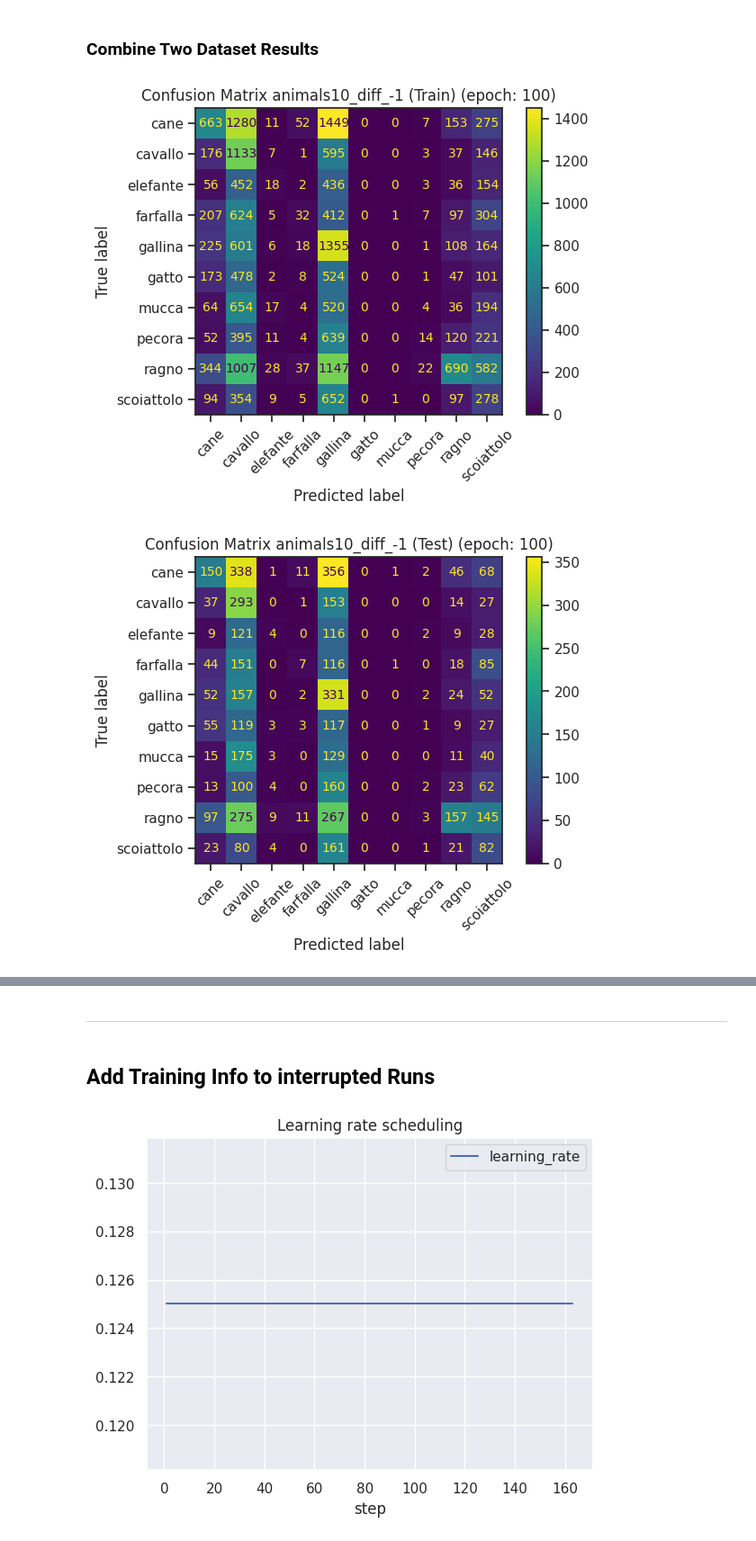
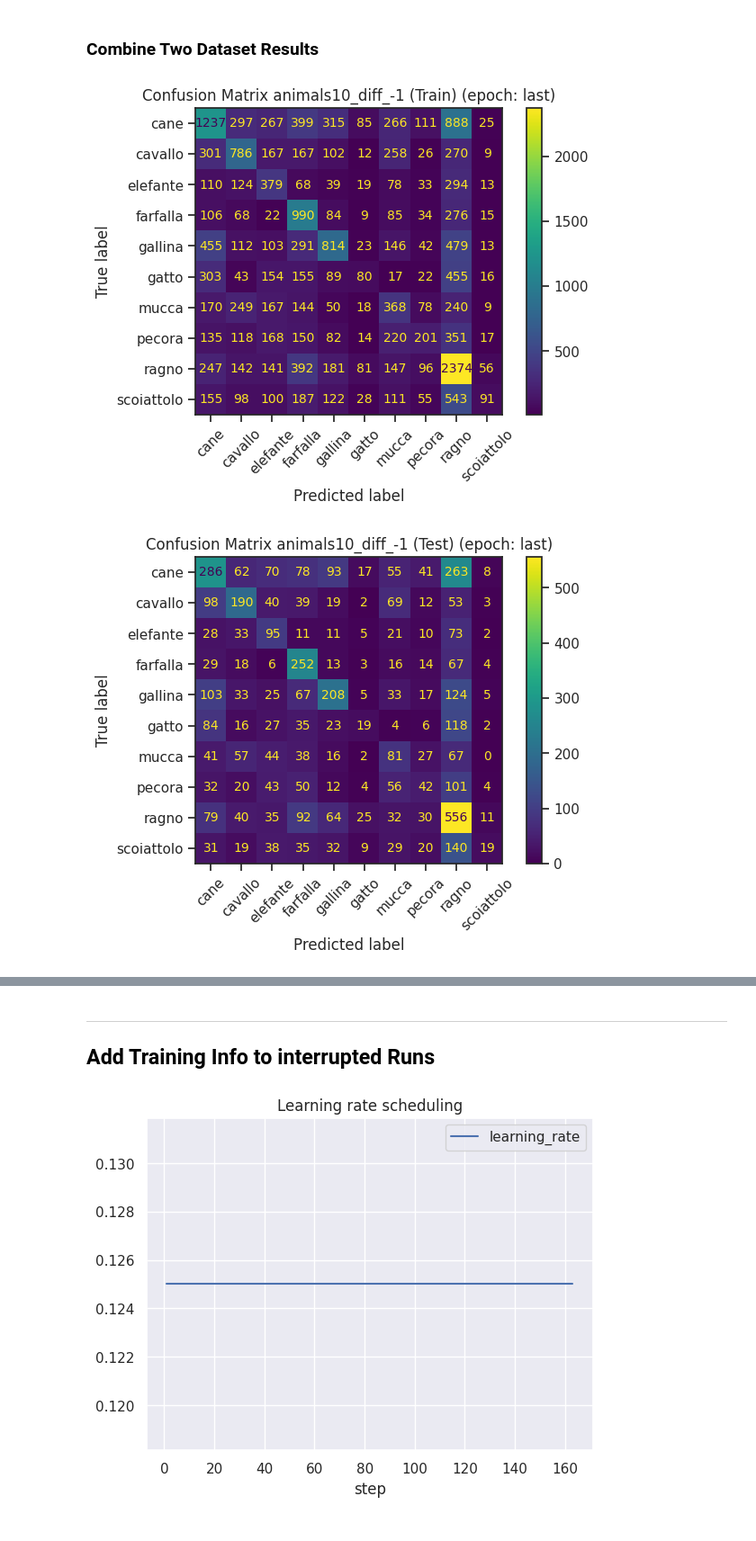
Before and after one commit to Thomas-Gottwald/SupContrastShape, a Jupyter notebook: validation.ipynb, the cells around one changed output, grey strips where cells are left out. Shown at 90% size. Drawn from its saved outputs; the diff is of its cells as text; code cells hidden in the pictures.

Commit message:
update validation, validate embedding distances

```diff
--- a/validation.ipynb
+++ b/validation.ipynb
@@ -189,7 +306,7 @@ val_loader = torch.utils.data.DataLoader(
     val_dataset, batch_size=params['bsz'], shuffle=False,
     num_workers=8, pin_memory=True)
 # %%
-if params['mode'] == "SupCE":
+if params['method'] == "SupCE":
     model = SupCEResNet(name=params['model_name'], num_classes=len(train_dataset.classes))
 else:
     model = SupConResNet(name=params['model_name'])
@@ -272,6 +391,8 @@ load feature embedding
 compute t-SNE embedding
 writ t-SNE embedding
 # %%
+seaborn.set_theme(style="darkgrid")
+
 save_plot = True
 
 with open(os.path.join(path_embeddings, "embedding_tSNE_train"), 'rb') as f:
@@ -460,9 +581,9 @@ path_embeddings_second = path_embeddings.replace(folder_epoch, folder_epoch_seco
 # path to the classifiers trained on the embeddings of dataset_val and dateset_second
 path_classifier = get_path_classifier(root_model, dataset_val, params, epoch)
 path_classifier_second = get_path_classifier(root_model, dataset_second, params, epoch)
+
+# get all existing validation folders
+all_val_folders = [folder_path.split('/')[-1] for folder_path in glob.glob(os.path.join(path_save, f"val_*[!.md]"))]
-# %%
-path, i = split_path_model(root_model=root_model)
-all_val_folders = [folder_path.split('/')[-1] for folder_path in glob.glob(os.path.join(*path[:i+1], f"val_*[!.md]"))]
 # %%
 all_epochs = set([val_folder.split('_')[-1] for val_folder in all_val_folders])
 
@@ -482,8 +603,8 @@ for e in all_epochs:
             comb_plots[f'tSNE{e}'] = (tSNE_plots, tSNE_plots_second)
 
         # get the plots of the confusion matrices
-        path_classifier_e = path_classifier.replace(folder_epoch, folder_e)
-        path_classifier_e_second = path_classifier_second.replace(folder_epoch_second, folder_e_second)
+        path_classifier_e = path_classifier.replace(folder_epoch, folder_e).replace(f"_Epoch{epoch}", f"_Epoch{e}")
+        path_classifier_e_second = path_classifier_second.replace(folder_epoch_second, folder_e_second).replace(f"_Epoch{epoch}", f"_Epoch{e}")
         cm_plots = glob.glob(os.path.join(path_classifier_e, "models", "*.png"))
         cm_plots_second = glob.glob(os.path.join(path_classifier_e_second, "models", "*.png"))
         if len(cm_plots) == 2 and len(cm_plots_second) == 2:
@@ -512,32 +633,32 @@ for e in all_epochs:
             C_train, acc_train, acc_b_train = get_confusion_matrix(df_pred_train)
             C_val, acc_val, acc_b_val = get_confusion_matrix(df_pred_val)
             save_confusion_matrix(C_train, classes, title=f"Confusion Matrix {dataset_second} (Train) (epoch: {e})",
                                   path=cm_comb_plots[0])
             save_confusion_matrix(C_val, classes, title=f"Confusion Matrix {dataset_second} (Test) (epoch: {e})",
                                   path=cm_comb_plots[1])
             comb_plots[f'acc{e}'].append([acc_train, acc_b_train, acc_val, acc_b_val])
 
             # classifier trained on dataset_second evaluate on dataset_second
             classifier, train_loader, val_loader = set_up_classifier(path_classifier_e_second, params, path_embeddings_e_second, cuda_device)
             df_pred_train = get_predictions(classifier, train_loader, cuda_device)
             df_pred_val = get_predictions(classifier, val_loader, cuda_device)
             C_train, acc_train, acc_b_train = get_confusion_matrix(df_pred_train)
             C_val, acc_val, acc_b_val = get_confusion_matrix(df_pred_val)
             comb_plots[f'acc{e}'].append([acc_train, acc_b_train, acc_val, acc_b_val])
 
             # classifier trained on dataset_second evaluate on dataset_val
             classifier, train_loader, val_loader = set_up_classifier(path_classifier_e_second, params, path_embeddings_e, cuda_device)
             df_pred_train = get_predictions(classifier, train_loader, cuda_device)
             df_pred_val = get_predictions(classifier, val_loader, cuda_device)
             C_train, acc_train, acc_b_train = get_confusion_matrix(df_pred_train)
             C_val, acc_val, acc_b_val = get_confusion_matrix(df_pred_val)
             save_confusion_matrix(C_train, classes, title=f"Confusion Matrix {dataset_val} (Train) (epoch: {e})",
                                   path=cm_comb_plots_second[0])
             save_confusion_matrix(C_val, classes, title=f"Confusion Matrix {dataset_val} (Test) (epoch: {e})",
                                   path=cm_comb_plots_second[1])
             comb_plots[f'acc{e}'].append([acc_train, acc_b_train, acc_val, acc_b_val])
 
             comb_plots[f'cm{e}'] = (cm_plots, cm_comb_plots, cm_plots_second, cm_comb_plots_second)
 # %% [output]
-[figure, old version]
+[figure, new version]
-[figure, old version]
+[figure, new version]
@@ -587,9 +716,9 @@ for e in all_epochs:
         text_entry = f"## Epoch {e}\n\n" + text_entry
     with open(path_comb_md, 'a') as f:
         f.write(text_entry)
-# %% [markdown]
------
 # %% [markdown]
+-----------------------
+
 ## Add Training Info to interrupted Runs
 # %%
 import os
```
Also changed, not shown: parts of 11 cells of this notebook, 3 other files.
